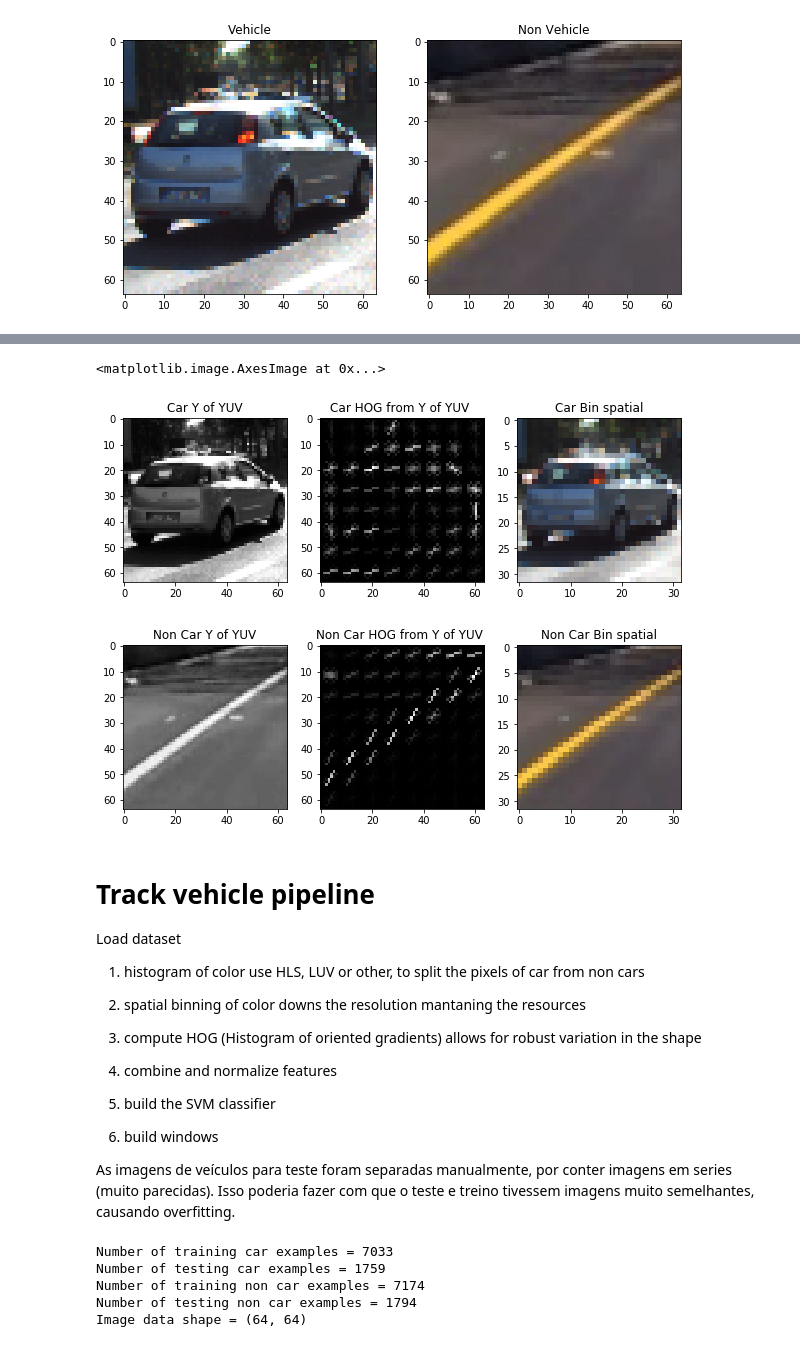
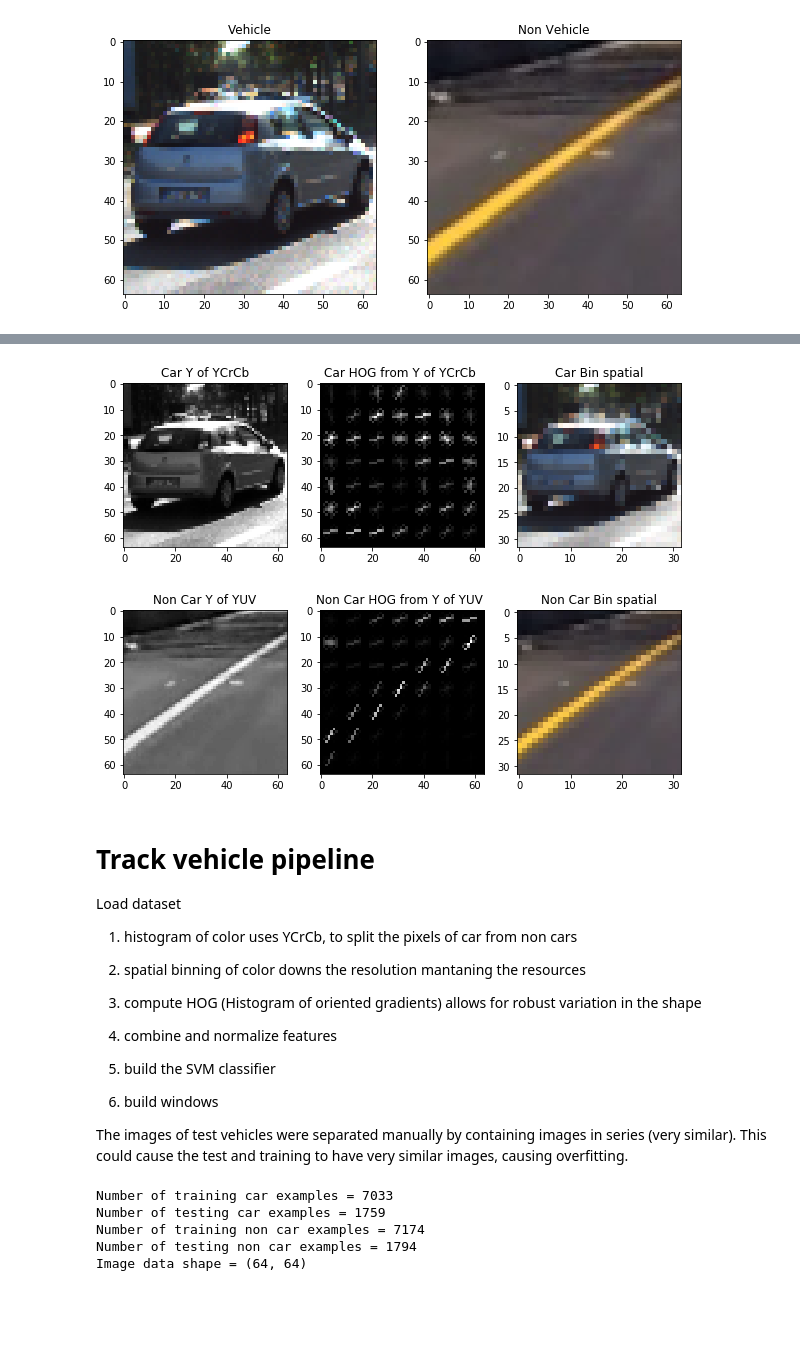
Before and after one commit to matheuslrsouza/CarND-Vehicle-Detection, a Jupyter notebook: P5.ipynb, the cells around one changed output, grey strips where cells are left out. Cells and saved outputs as stored; diff of their text form; code cells hidden in the pictures; blank space fills up the shorter version.

```diff
--- a/P5.ipynb
+++ b/P5.ipynb
@@ -31,11 +31,11 @@ ax2.imshow(cv2.cvtColor(img_non_vehicle, cv2.COLOR_BGR2RGB))
 # %%
 # HOG
 
-pix_per_cell = 8
+pix_per_cell = 9
 cell_per_block = 2
 orient = 9
 
-y_channel = convert_color(img_vehicle, 'YUV')[:,:, 0]
+y_channel = convert_color(img_vehicle, 'YCrCb')[:,:, 0]
 _, hog_yuv = get_hog_features(y_channel,
                         orient, pix_per_cell, cell_per_block,
                         vis=True, feature_vec=False)
@@ -52,10 +52,10 @@ img_car_bs_nc = bin_spatial(convert_color(img_non_vehicle), size=(32, 32))
 
 f, (ax1, ax2, ax3) = plt.subplots(1, 3, figsize=(10, 10))
 
-ax1.set_title("Car Y of YUV")
+ax1.set_title("Car Y of YCrCb")
 ax1.imshow(y_channel, cmap='gray')
 
-ax2.set_title("Car HOG from Y of YUV ")
+ax2.set_title("Car HOG from Y of YCrCb ")
 ax2.imshow(hog_yuv, cmap='gray')
 
 ax3.set_title("Car Bin spatial")
@@ -77,23 +76,23 @@ ax3.imshow(cv2.cvtColor(img_car_bs_nc, cv2.COLOR_BGR2RGB), cmap='gray')
-<matplotlib.image.AxesImage at 0x...>
-[figure, old version]
+[figure, new version]
-[figure, old version]
+[figure, new version]
 # %% [markdown]
 # Track vehicle pipeline
 
 Load dataset
 
-1) histogram of color
-   use HLS, LUV or other, to split the pixels of car from non cars
+1) histogram of color uses YCrCb, to split the pixels of car from non cars
 
-2) spatial binning of color
-   downs the resolution mantaning the resources
-3) compute HOG (Histogram of oriented gradients)
-   allows for robust variation in the shape
+2) spatial binning of color downs the resolution mantaning the resources
+
+3) compute HOG (Histogram of oriented gradients) allows for robust variation in the shape
+
 4) combine and normalize features
+
 5) build the SVM classifier
+
 6) build windows
 
-As imagens de veículos para teste foram separadas manualmente, por conter imagens em series (muito parecidas). Isso poderia fazer com que o teste e treino tivessem imagens muito semelhantes, causando overfitting.
+The images of test vehicles were separated manually by containing images in series (very similar). This could cause the test and training to have very similar images, causing overfitting.
 # %%
 # load the dataset
 
```
Also changed, not shown: parts of 17 cells of this notebook.
